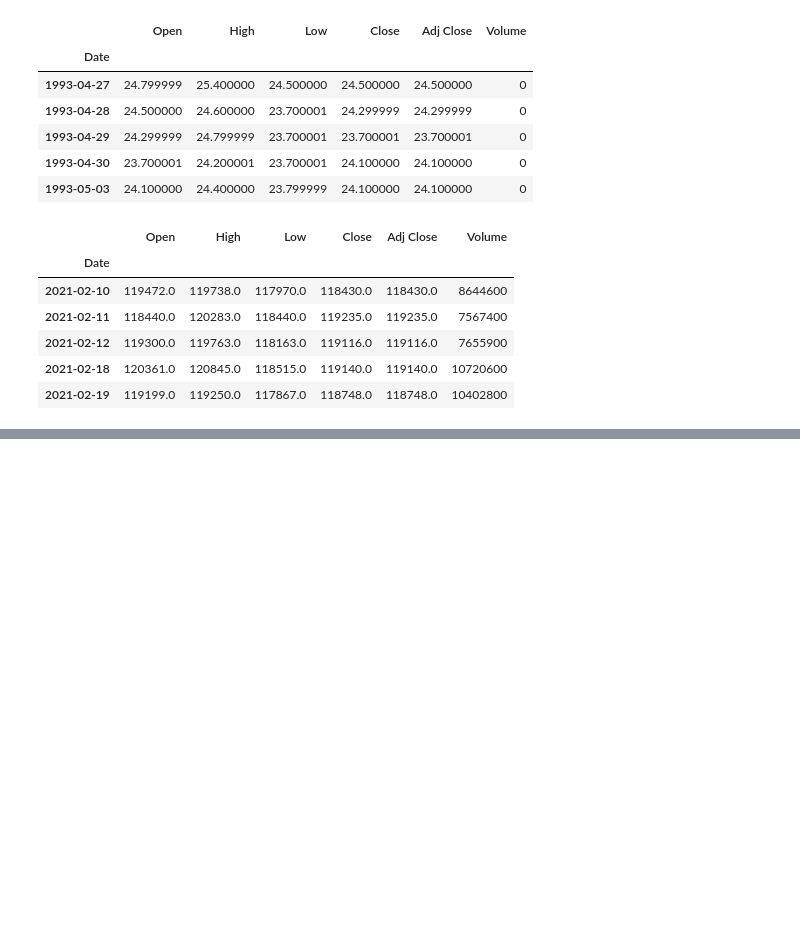
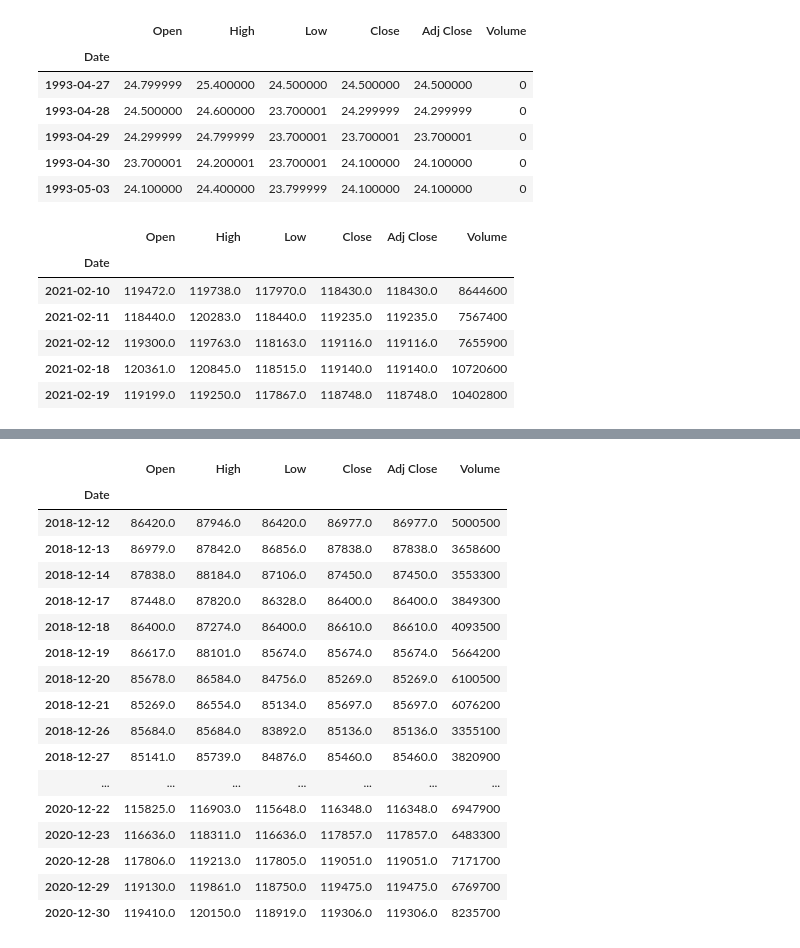
Before and after one commit to RaulBSantos/notebooks, a Jupyter notebook: 01 - Analisando Acoes com Python no Google Colab.ipynb, the cells around one changed output, grey strips where cells are left out. Cells and saved outputs as stored; diff of their text form; code cells hidden in the pictures; blank space fills up the shorter version.

```diff
--- a/01 - Analisando Acoes com Python no Google Colab.ipynb
+++ b/01 - Analisando Acoes com Python no Google Colab.ipynb
@@ -76,0 +80,22 @@ ifix['Close'].plot(figsize=(22,8))
+# %%
+ibov_fatiado = ibov[ibov.index.month == 12]
+ibov_fatiado.tail(50)
+# %% [output]
+|  | Open | High | Low | Close | Adj Close | Volume |
+| Date |  |  |  |  |  |  |
+| 2018-12-12 | 86420.0 | 87946.0 | 86420.0 | 86977.0 | 86977.0 | 5000500 |
+| 2018-12-13 | 86979.0 | 87842.0 | 86856.0 | 87838.0 | 87838.0 | 3658600 |
+| 2018-12-14 | 87838.0 | 88184.0 | 87106.0 | 87450.0 | 87450.0 | 3553300 |
+| 2018-12-17 | 87448.0 | 87820.0 | 86328.0 | 86400.0 | 86400.0 | 3849300 |
+| 2018-12-18 | 86400.0 | 87274.0 | 86400.0 | 86610.0 | 86610.0 | 4093500 |
+| 2018-12-19 | 86617.0 | 88101.0 | 85674.0 | 85674.0 | 85674.0 | 5664200 |
+| 2018-12-20 | 85678.0 | 86584.0 | 84756.0 | 85269.0 | 85269.0 | 6100500 |
+| 2018-12-21 | 85269.0 | 86554.0 | 85134.0 | 85697.0 | 85697.0 | 6076200 |
+| 2018-12-26 | 85684.0 | 85684.0 | 83892.0 | 85136.0 | 85136.0 | 3355100 |
+| 2018-12-27 | 85141.0 | 85739.0 | 84876.0 | 85460.0 | 85460.0 | 3820900 |
+| ... | ... | ... | ... | ... | ... | ... |
+| 2020-12-22 | 115825.0 | 116903.0 | 115648.0 | 116348.0 | 116348.0 | 6947900 |
+| 2020-12-23 | 116636.0 | 118311.0 | 116636.0 | 117857.0 | 117857.0 | 6483300 |
+| 2020-12-28 | 117806.0 | 119213.0 | 117805.0 | 119051.0 | 119051.0 | 7171700 |
+| 2020-12-29 | 119130.0 | 119861.0 | 118750.0 | 119475.0 | 119475.0 | 6769700 |
+| 2020-12-30 | 119410.0 | 120150.0 | 118919.0 | 119306.0 | 119306.0 | 8235700 |
```
Also changed, not shown: parts of 8 cells of this notebook.
